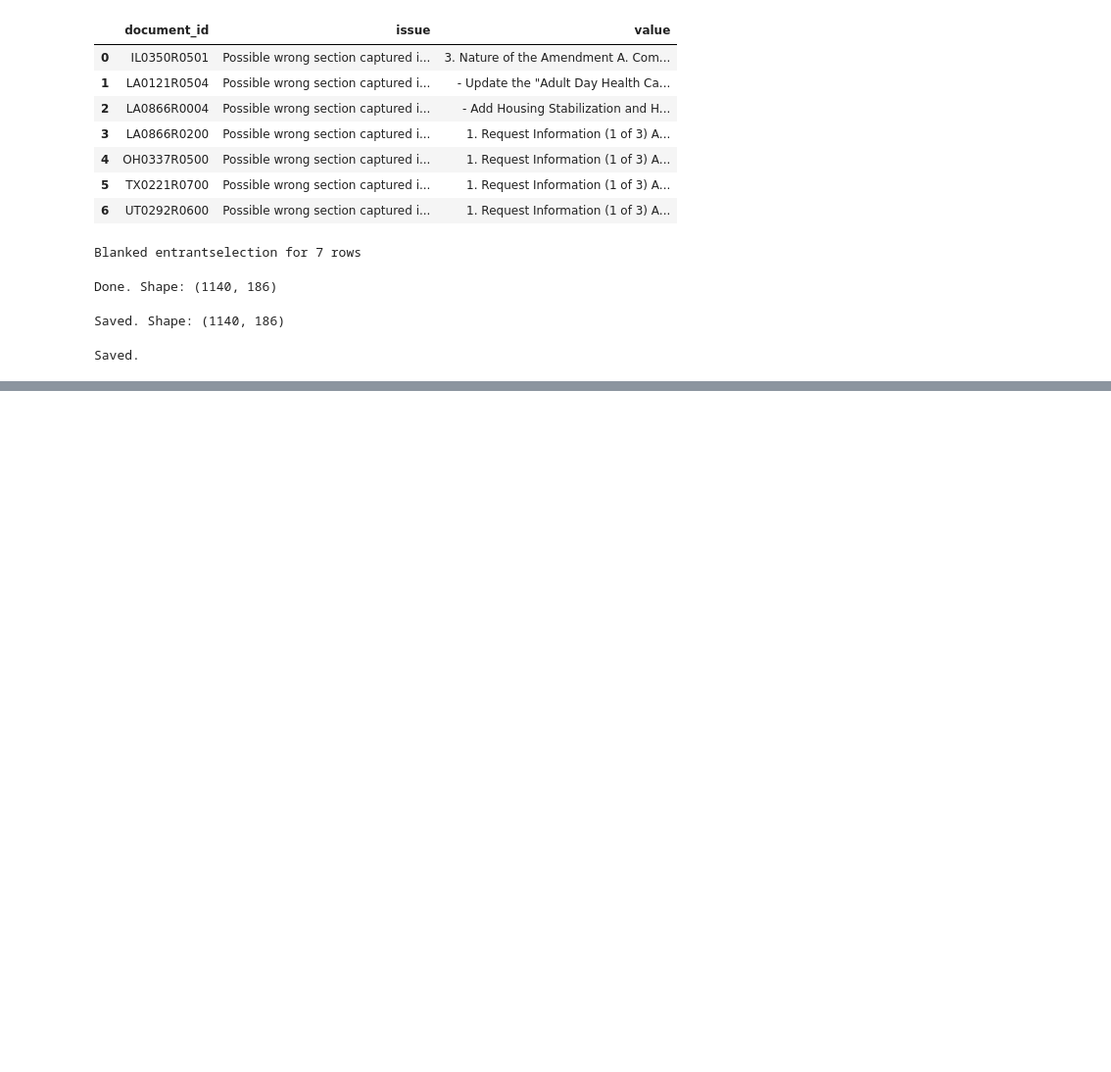
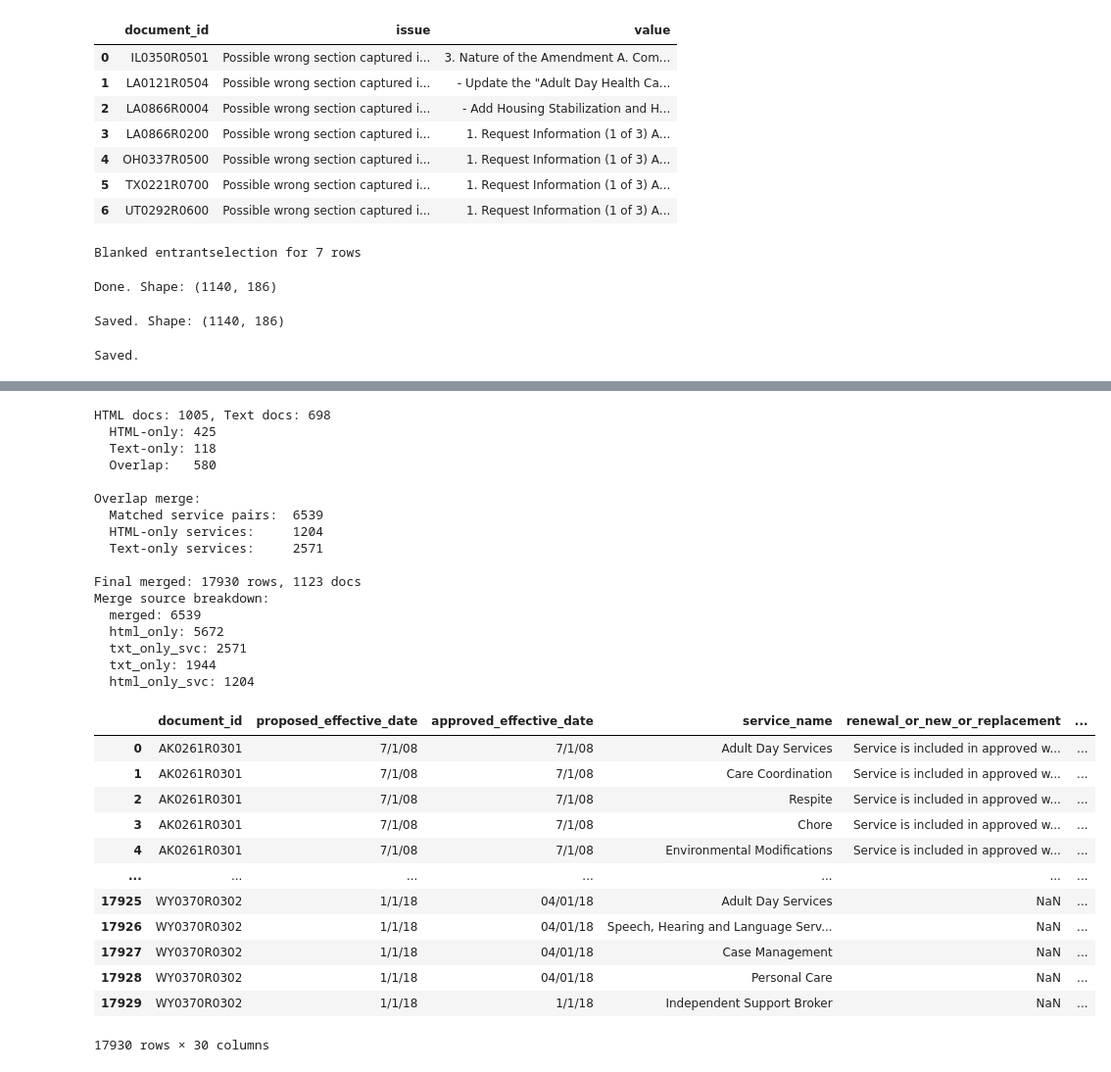
Before and after one commit to kemmiller/The-Medicaid-Home-and-Community-Based-Services-1915-c-Waiver-Atlas, a Jupyter notebook: merge/merge_and_cleanup.ipynb, the cells around one changed output, grey strips where cells are left out. Shown at 98% size. Cells and saved outputs as stored; diff of their text form; code cells hidden in the pictures; blank space fills up the shorter version.

```diff
--- a/merge/merge_and_cleanup.ipynb
+++ b/merge/merge_and_cleanup.ipynb
@@ -646,0 +721,35 @@ Saved.
+# %%
+# Merge and save
+df_merged = merge_service_level(df_html_clean, df_text_clean, verbose=True)
+df_merged
+# %% [output]
+HTML docs: 1005, Text docs: 698
+  HTML-only: 425
+  Text-only: 118
+  Overlap:   580
+
+Overlap merge:
+  Matched service pairs:  6539
+  HTML-only services:     1204
+  Text-only services:     2571
+
+Final merged: 17930 rows, 1123 docs
+Merge source breakdown:
+  merged: 6539
+  html_only: 5672
+  txt_only_svc: 2571
+  txt_only: 1944
+  html_only_svc: 1204
+|  | document_id | proposed_effective_date | approved_effective_date | service_name | renewal_or_new_or_replacement | ... |
+| 0 | AK0261R0301 | 7/1/08 | 7/1/08 | Adult Day Services | Service is included in approved w... | ... |
+| 1 | AK0261R0301 | 7/1/08 | 7/1/08 | Care Coordination | Service is included in approved w... | ... |
+| 2 | AK0261R0301 | 7/1/08 | 7/1/08 | Respite | Service is included in approved w... | ... |
+| 3 | AK0261R0301 | 7/1/08 | 7/1/08 | Chore | Service is included in approved w... | ... |
+| 4 | AK0261R0301 | 7/1/08 | 7/1/08 | Environmental Modifications | Service is included in approved w... | ... |
+| ... | ... | ... | ... | ... | ... | ... |
+| 17925 | WY0370R0302 | 1/1/18 | 04/01/18 | Adult Day Services | NaN | ... |
+| 17926 | WY0370R0302 | 1/1/18 | 04/01/18 | Speech, Hearing and Language Serv... | NaN | ... |
+| 17927 | WY0370R0302 | 1/1/18 | 04/01/18 | Case Management | NaN | ... |
+| 17928 | WY0370R0302 | 1/1/18 | 04/01/18 | Personal Care | NaN | ... |
+| 17929 | WY0370R0302 | 1/1/18 | 1/1/18 | Independent Support Broker | NaN | ... |
+17930 rows × 30 columns
```
Also changed, not shown: parts of 28 cells of this notebook, 6 other files.
